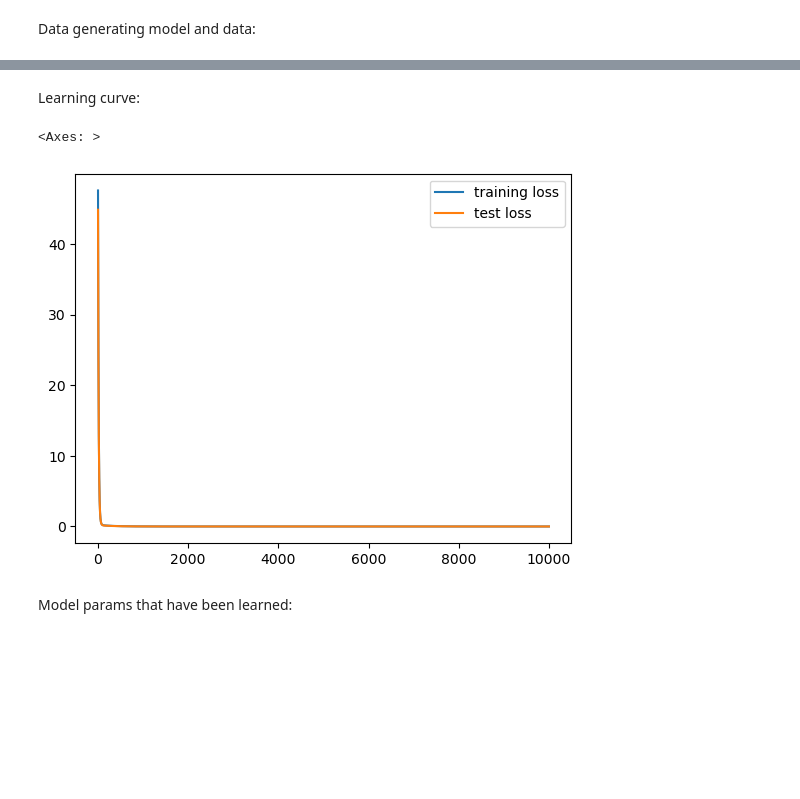
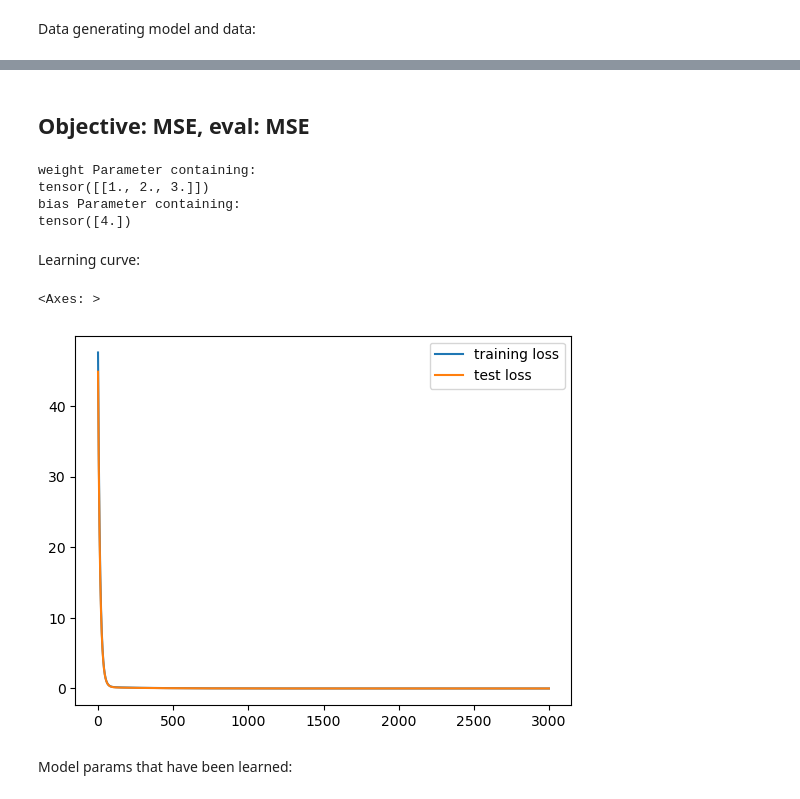
Before and after one commit to vcerchez/challenge-electricity-price, a Jupyter notebook: src/spearman_proxy_lr.ipynb, the cells around one changed output, grey strips where cells are left out. Cells and saved outputs as stored; diff of their text form; code cells hidden in the pictures; blank space fills up the shorter version.

```diff
--- a/src/spearman_proxy_lr.ipynb
+++ b/src/spearman_proxy_lr.ipynb
@@ -81,10 +156,37 @@ for epoch in range(10000):
+# %% [markdown]
+## Objective: MSE, eval: MSE
+# %%
+model_true, X_train, y_train, X_test, y_test = generate_data(n_features, n_samples)
+
+# check that model params have been set correctly
+for name, param in model_true.named_parameters():
+    print(name, param)
+
+model, stats = \
+    train(
+        X_train,
+        y_train,
+        X_test,
+        y_test,
+        n_features,
+        n_steps=3000,
+        lr=1e-2,
+        weight_decay=0.0,
+        loss_fn=loss_mse,
+        eval_fn=loss_mse
+        )
+# %% [output]
+weight Parameter containing:
+tensor([[1., 2., 3.]])
+bias Parameter containing:
+tensor([4.])
 # %% [markdown]
 Learning curve:
-# %%
-pd.DataFrame(stats).plot()
-# %% [output]
-<Axes: >
-[figure, removed]
+# %%
+stats.iloc[:, :2].plot()
+# %% [output]
+<Axes: >
+[figure, added]
 # %% [markdown]
 Model params that have been learned:
 # %%
```
Also changed, not shown: parts of 25 cells of this notebook.
